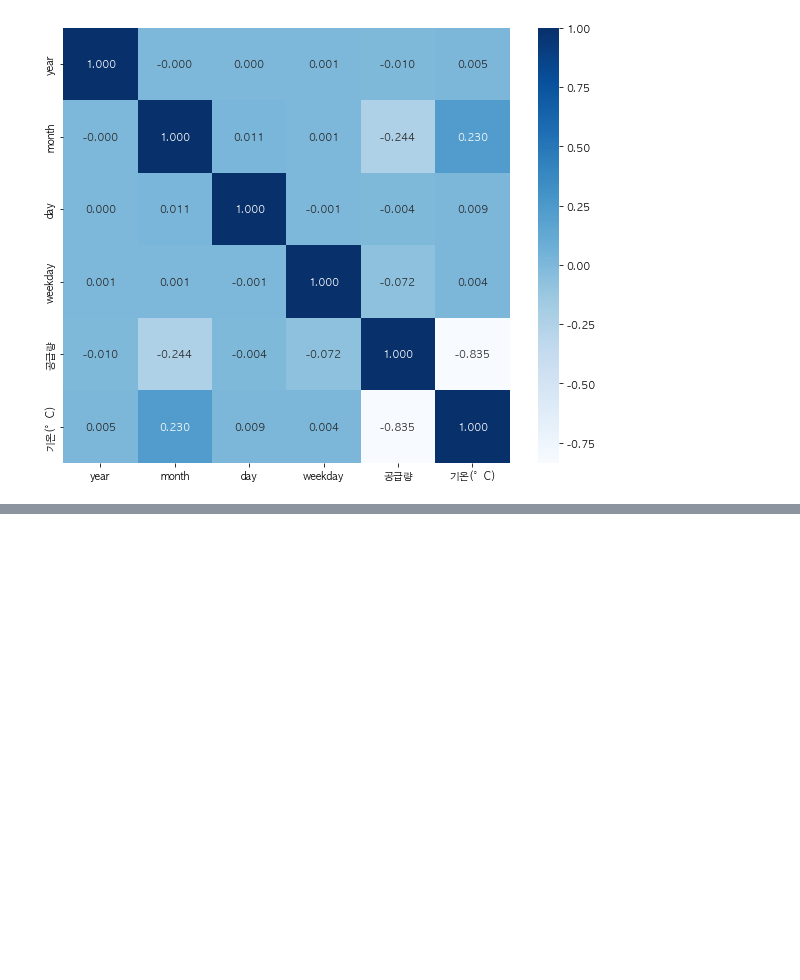
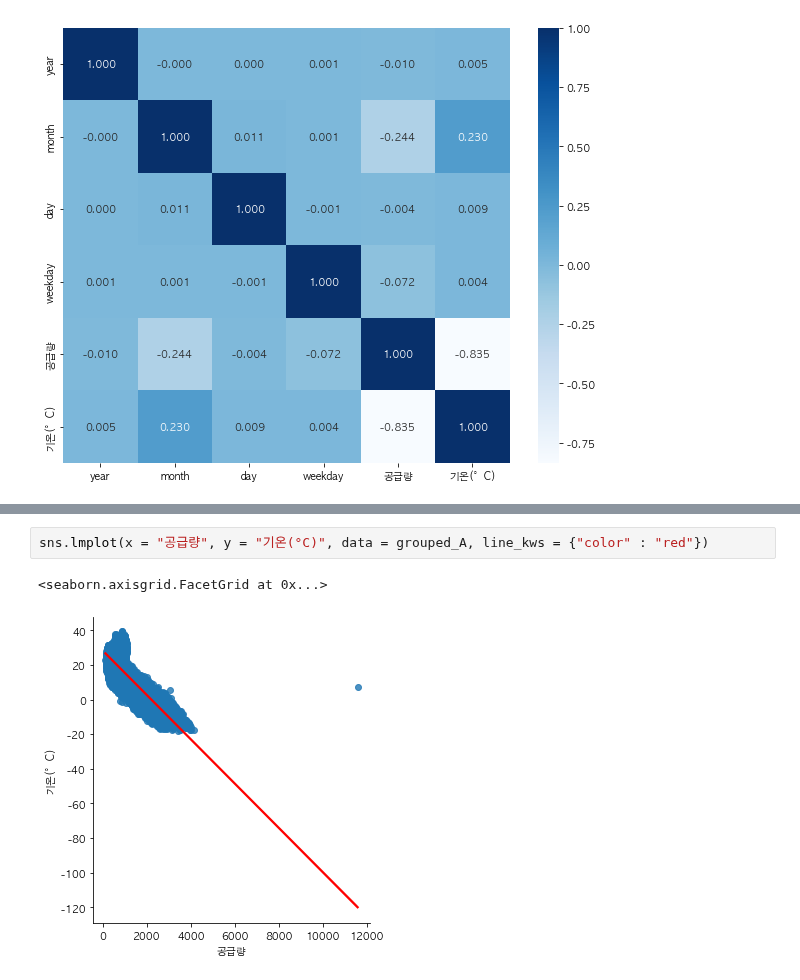
Before and after one commit to city1616/LikeLion_AI_SCHOOL_13th, a Jupyter notebook: 팀 프로젝트 - 멋쟁이 수정처럼/CODE/04_data_analysis.ipynb, the cells around one changed output, grey strips where cells are left out. Drawn from its saved outputs; the diff is of its cells as text; blank space fills up the shorter version.

```diff
--- a/팀 프로젝트 - 멋쟁이 수정처럼/CODE/04_data_analysis.ipynb
+++ b/팀 프로젝트 - 멋쟁이 수정처럼/CODE/04_data_analysis.ipynb
@@ -385,0 +393,5 @@ sns.heatmap(val, cmap = "Blues", annot = True, fmt = ".3f")
+# %%
+sns.lmplot(x = "공급량", y = "기온(°C)", data = grouped_A, line_kws = {"color" : "red"})
+# %% [output]
+<seaborn.axisgrid.FacetGrid at 0x...>
+[figure, added]
```
Also changed, not shown: parts of 7 cells of this notebook.
